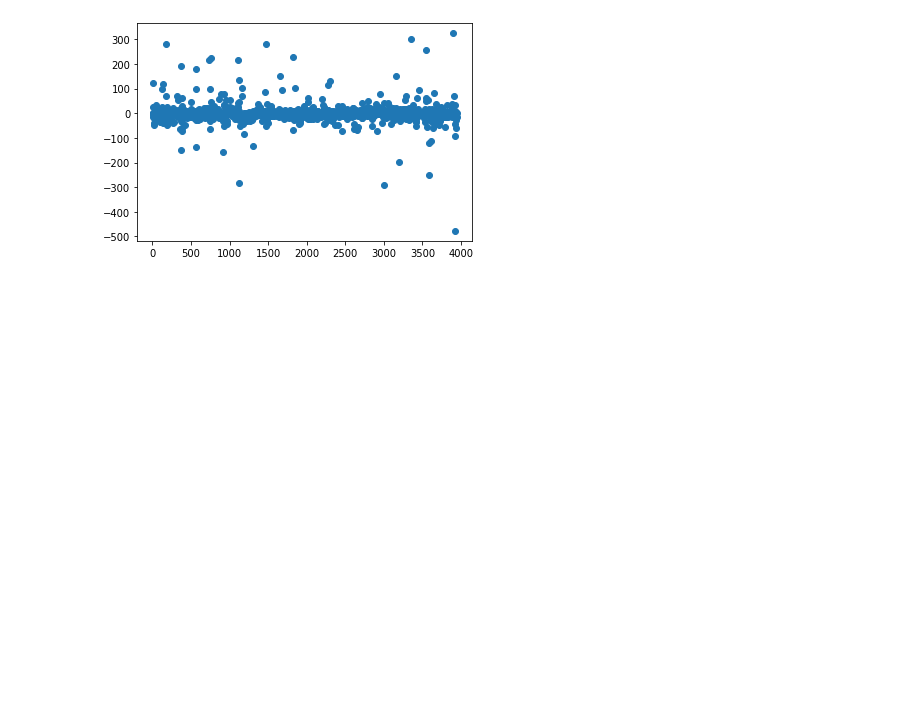
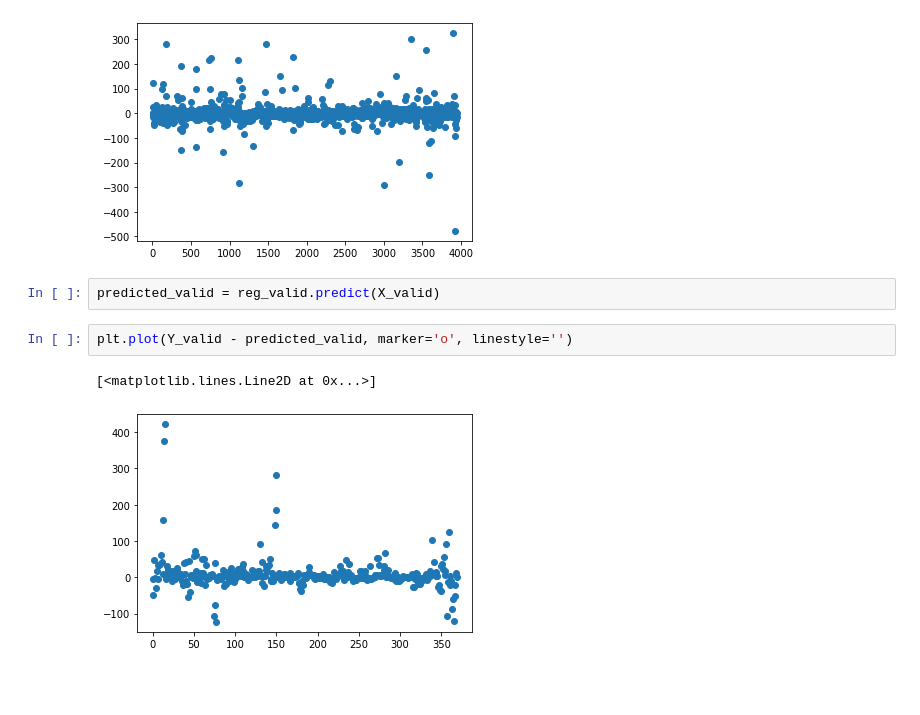
Before and after one commit to nadunys/data-storm-3.0, a Jupyter notebook: 2022-03-27/ds_1.ipynb, the cells around one changed output. Drawn from its saved outputs; the diff is of its cells as text; blank space fills up the shorter version.

Commit message:
voting regressor with validation dataset

```diff
--- a/2022-03-27/ds_1.ipynb
+++ b/2022-03-27/ds_1.ipynb
@@ -333,5 +333,12 @@ plt.plot(Y_test - predicted, marker='o', linestyle='')
 # %% [output]
 [<matplotlib.lines.Line2D at 0x...>]
 [figure]
+# %%
+predicted_valid = reg_valid.predict(X_valid)
+# %%
+plt.plot(Y_valid - predicted_valid, marker='o', linestyle='')
+# %% [output]
+[<matplotlib.lines.Line2D at 0x...>]
+[figure, added]
 # %% [markdown]
 #
```
Also changed, not shown: parts of 1 cell of this notebook.
